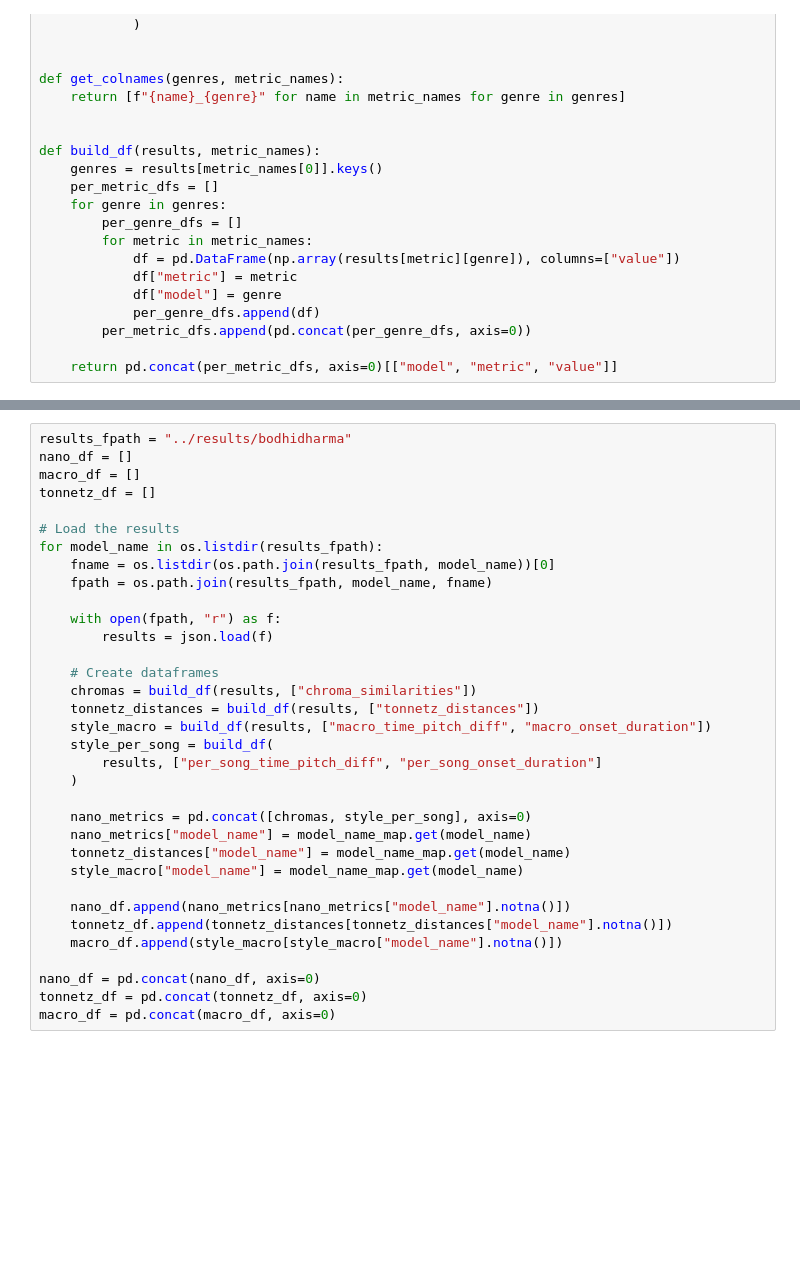
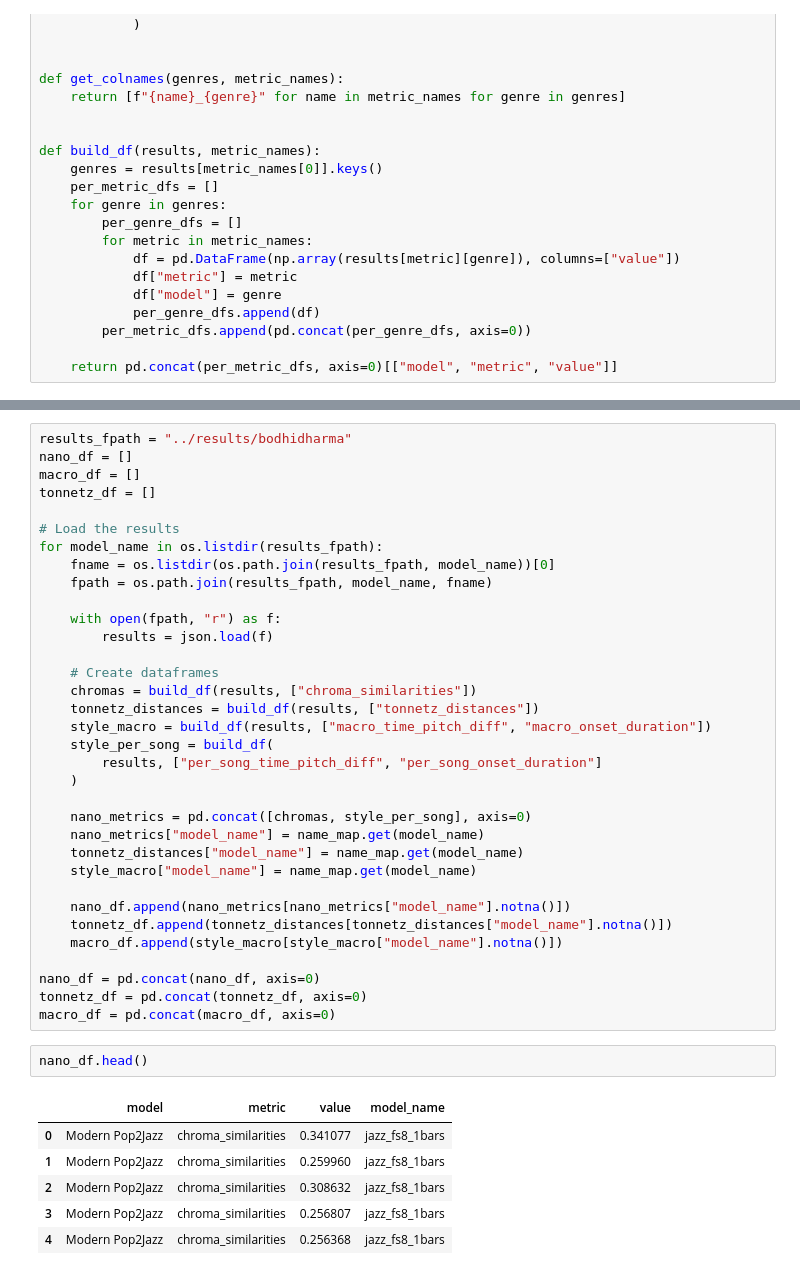
Before and after one commit to amaralcs/ChordGAN-v2, a Jupyter notebook: notebooks/evaluate_results.ipynb, the cells around one changed output, grey strips where cells are left out. Drawn from its saved outputs; the diff is of its cells as text; blank space fills up the shorter version.

```diff
--- a/notebooks/evaluate_results.ipynb
+++ b/notebooks/evaluate_results.ipynb
@@ -84,9 +94,9 @@ for model_name in os.listdir(results_fpath):
     )
 
     nano_metrics = pd.concat([chromas, style_per_song], axis=0)
-    nano_metrics["model_name"] = model_name_map.get(model_name)
-    tonnetz_distances["model_name"] = model_name_map.get(model_name)
-    style_macro["model_name"] = model_name_map.get(model_name)
+    nano_metrics["model_name"] = name_map.get(model_name)
+    tonnetz_distances["model_name"] = name_map.get(model_name)
+    style_macro["model_name"] = name_map.get(model_name)
 
     nano_df.append(nano_metrics[nano_metrics["model_name"].notna()])
     tonnetz_df.append(tonnetz_distances[tonnetz_distances["model_name"].notna()])
@@ -95,6 +105,15 @@ for model_name in os.listdir(results_fpath):
 nano_df = pd.concat(nano_df, axis=0)
 tonnetz_df = pd.concat(tonnetz_df, axis=0)
 macro_df = pd.concat(macro_df, axis=0)
+# %%
+nano_df.head()
+# %% [output]
+|  | model | metric | value | model_name |
+| 0 | Modern Pop2Jazz | chroma_similarities | 0.341077 | jazz_fs8_1bars |
+| 1 | Modern Pop2Jazz | chroma_similarities | 0.259960 | jazz_fs8_1bars |
+| 2 | Modern Pop2Jazz | chroma_similarities | 0.308632 | jazz_fs8_1bars |
+| 3 | Modern Pop2Jazz | chroma_similarities | 0.256807 | jazz_fs8_1bars |
+| 4 | Modern Pop2Jazz | chroma_similarities | 0.256368 | jazz_fs8_1bars |
 # %%
 from matplotlib.ticker import MultipleLocator, AutoMinorLocator
 
```
Also changed, not shown: parts of 6 cells of this notebook.
